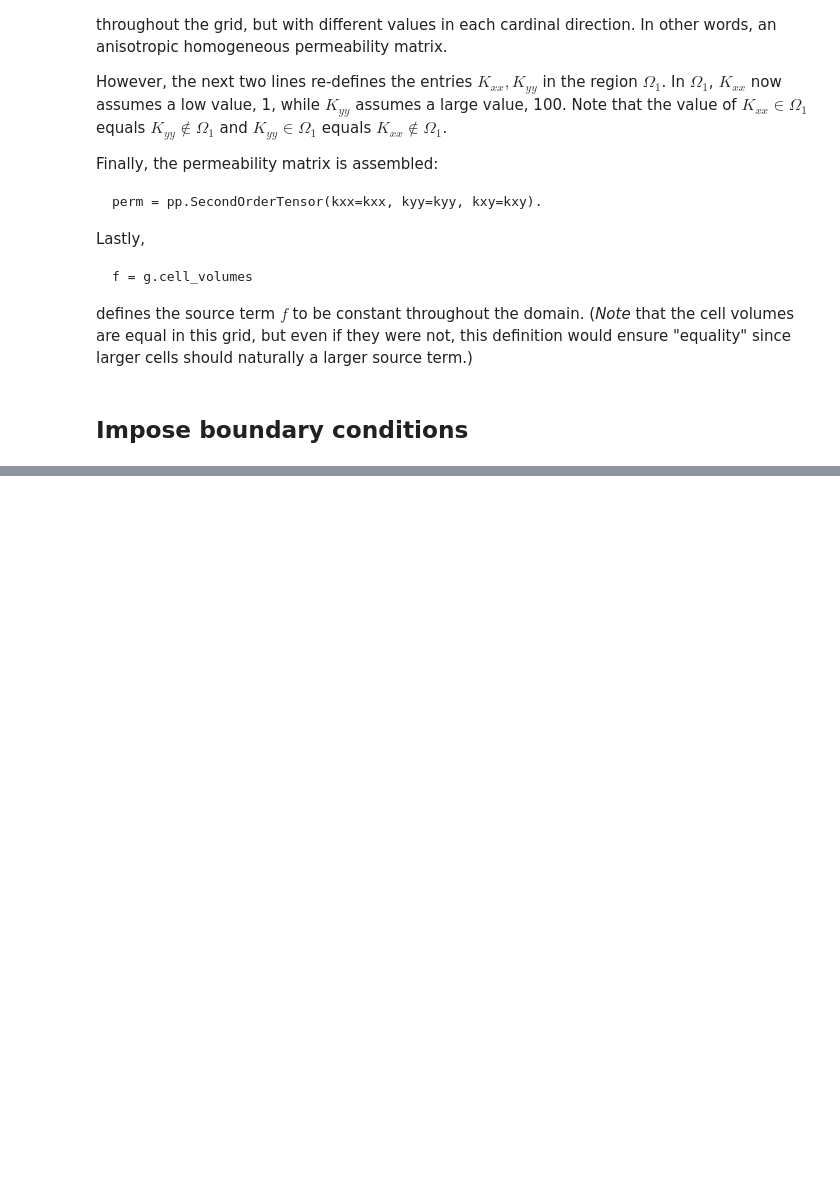
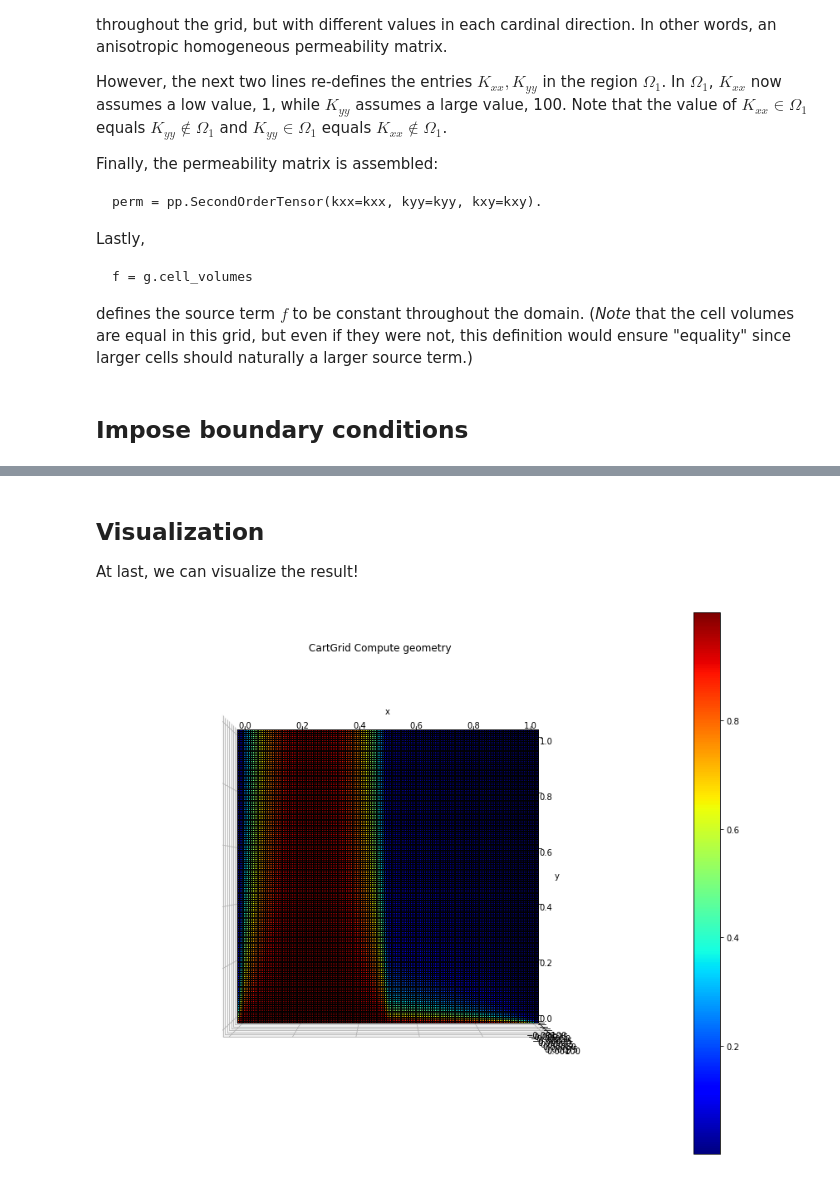
Before and after one commit to zhang-cugb/mastersproject, a Jupyter notebook: variations_get_started.ipynb, the cells around one changed output, grey strips where cells are left out. Cells and saved outputs as stored; diff of their text form; code cells hidden in the pictures; blank space fills up the shorter version.

Commit message:
Add(WIP): Boundary conditions
Go through boundary conditions
Assemble data
Solve problem
Visualize

```diff
--- a/variations_get_started.ipynb
+++ b/variations_get_started.ipynb
@@ -89,7 +89,7 @@ It is not clear to me how to modify the construction of a CartGrid without initi
 ---
 For the rest of the notebook, we use this simple grid:
 # %%
-Nx = Ny = 4
+Nx = Ny = 200
 g = pp.CartGrid([Nx,Ny], [1,1])
 g.compute_geometry()
 # %% [markdown]
@@ -179,0 +182,11 @@ defines the source term $f$ to be constant throughout the domain. (_Note_ that t
+# %%
+b_faces = g.tags['domain_boundary_faces'].nonzero()[0]
+
+labels = np.array(['dir']*b_faces.size)
+labels[g.face_centers[1, b_faces] == 1.] = 'neu'
+
+bc = pp.BoundaryCondition(g, b_faces, labels)
+
+bc_val = np.zeros(g.num_faces)
+bottom = b_faces[g.face_centers[1, b_faces] == 0.]
+bc_val[bottom] = np.ones(bottom.size)
@@ -179,0 +227,3 @@ defines the source term $f$ to be constant throughout the domain. (_Note_ that t
+# %%
+specified_parameters = {"second_order_tensor": perm, "source": f, "bc": bc, "bc_values": bc_val}
+data = pp.initialize_default_data(g, {}, "flow", specified_parameters)
@@ -179,0 +235,12 @@ defines the source term $f$ to be constant throughout the domain. (_Note_ that t
+# %%
+solver = pp.Tpfa("flow")
+solver.discretize(g, data)
+A, b = solver.assemble_matrix_rhs(g, data)
+p = sps.linalg.spsolve(A, b)
+# %% [markdown]
+## Visualization
+At last, we can visualize the result!
+# %%
+pp.plot_grid(g, p, figsize=(15, 12))
+# %% [output]
+[figure, added]
```
Also changed, not shown: parts of 4 cells of this notebook.
